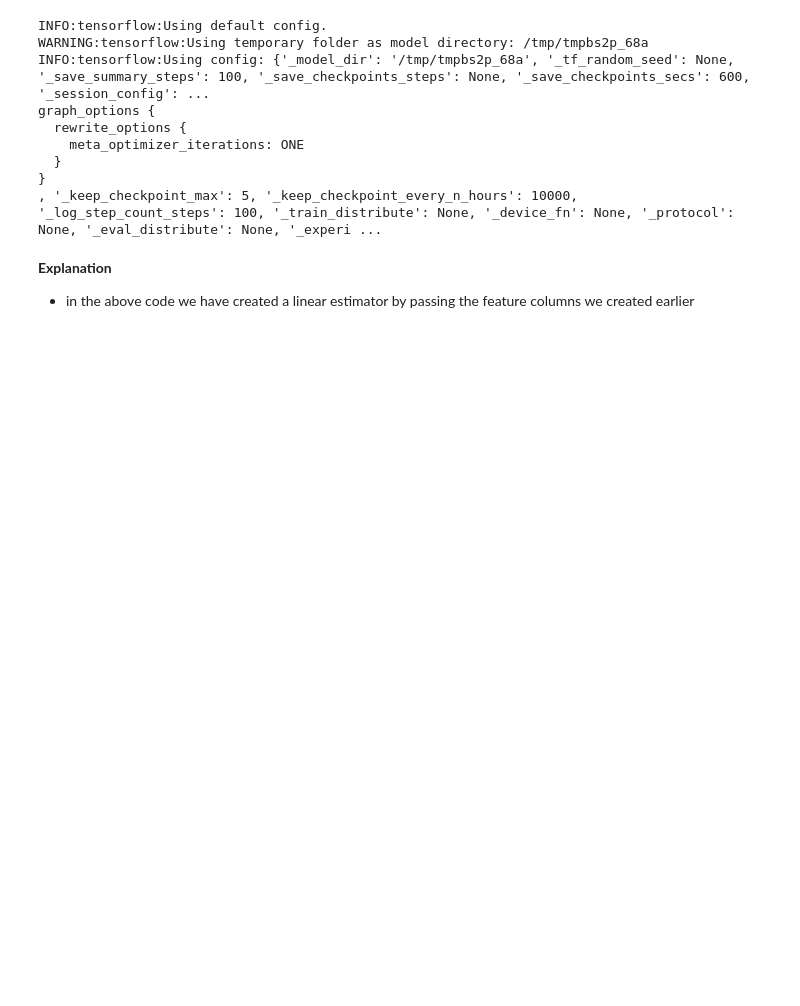
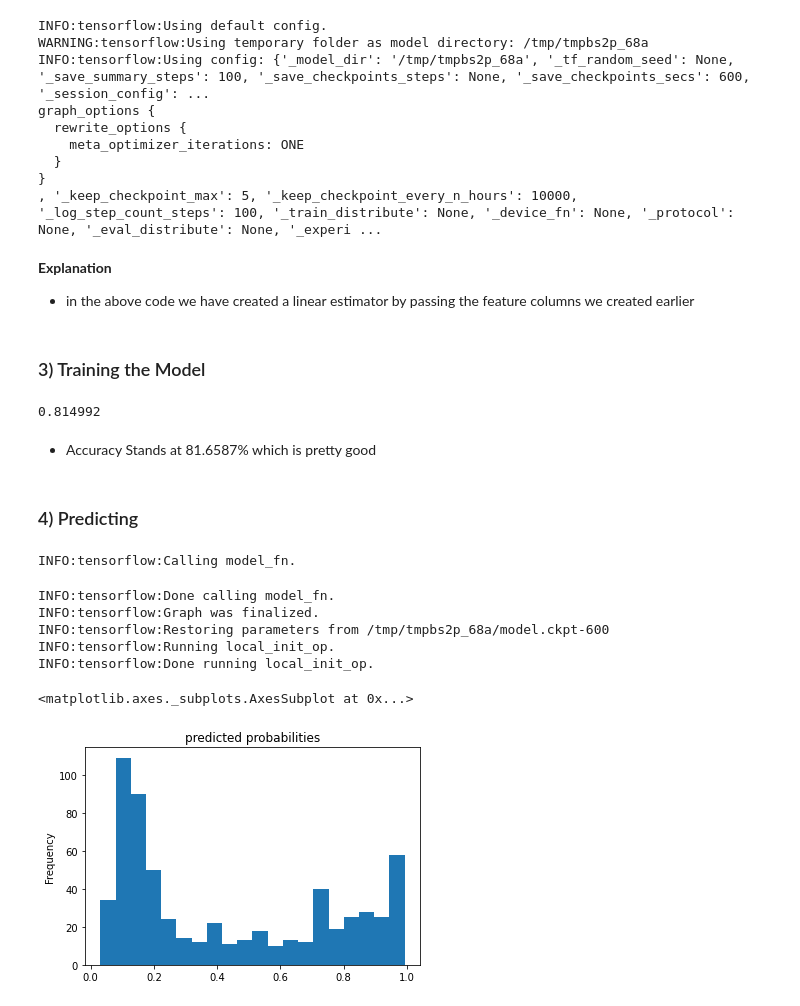
Before and after one commit to Mwadz/Machine-Learning-, a Jupyter notebook: Machine_Learning.ipynb, the cells around one changed output. Cells and saved outputs as stored; diff of their text form; code cells hidden in the pictures; blank space fills up the shorter version.

```diff
--- a/Machine_Learning.ipynb
+++ b/Machine_Learning.ipynb
@@ -188,3 +190,31 @@ graph_options {
 # %% [markdown]
 **Explanation**
 * in the above code we have created a linear estimator by passing the feature columns we created earlier
+# %% [markdown]
+### 3) Training the Model
+# %%
+linear_est.train(train_input_fn)  # train
+result = linear_est.evaluate(eval_input_fn)  # get model metrics/stats by testing on tetsing data
+
+clear_output()  # clears consoke output
+print(result['accuracy'])  # the result variable is simply a dict of stats about our model
+# %% [output]
+0.814992
+# %% [markdown]
+* Accuracy Stands at 81.6587% which is pretty good
+# %% [markdown]
+### 4) Predicting
+# %%
+pred_dicts = list(linear_est.predict(eval_input_fn))
+probs = pd.Series([pred['probabilities'][1] for pred in pred_dicts])
+
+probs.plot(kind='hist', bins=20, title='predicted probabilities')
+# %% [output]
+INFO:tensorflow:Calling model_fn.
+INFO:tensorflow:Done calling model_fn.
+INFO:tensorflow:Graph was finalized.
+INFO:tensorflow:Restoring parameters from /tmp/tmpbs2p_68a/model.ckpt-600
+INFO:tensorflow:Running local_init_op.
+INFO:tensorflow:Done running local_init_op.
+<matplotlib.axes._subplots.AxesSubplot at 0x...>
+[figure, added]
```
Also changed, not shown: parts of 8 cells of this notebook.
